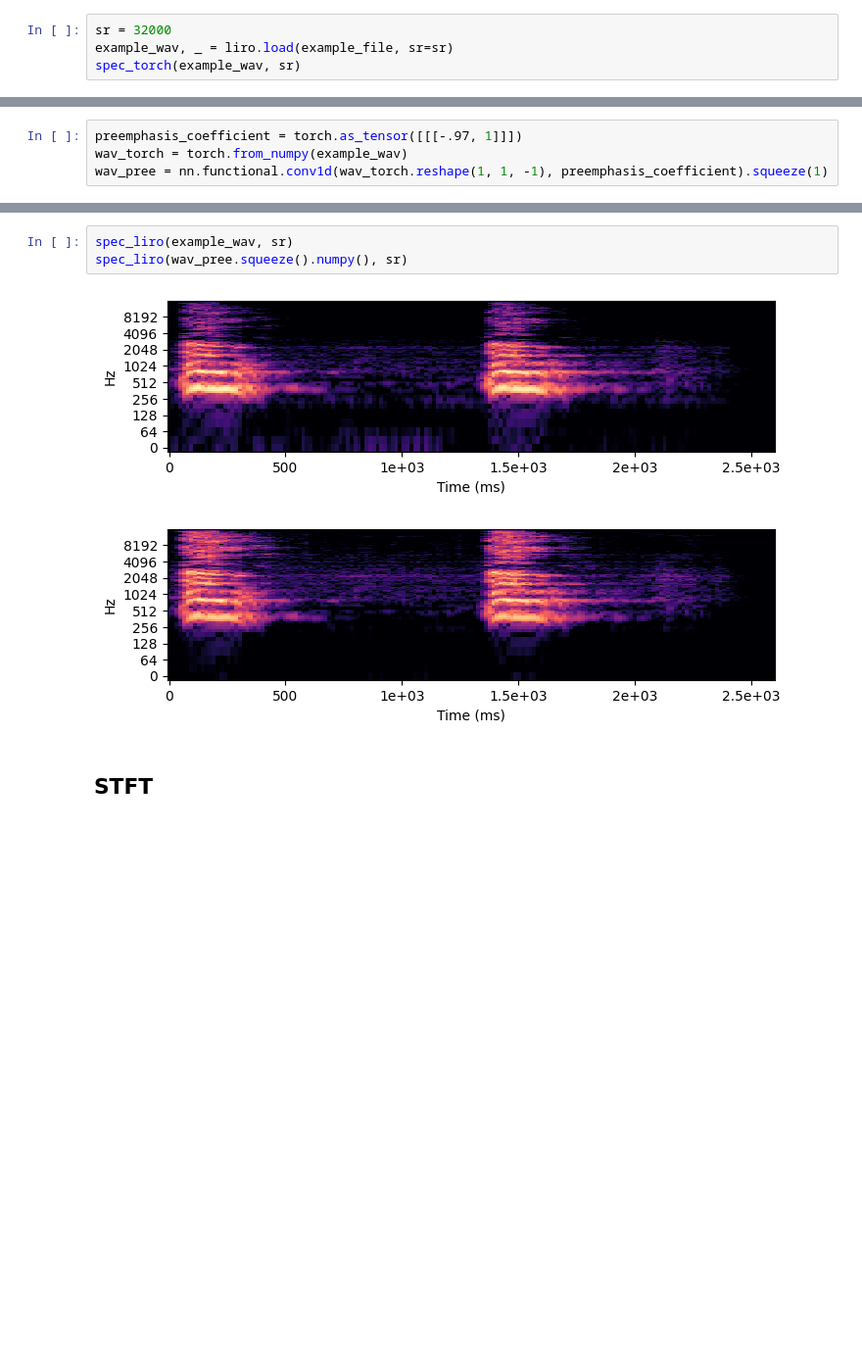
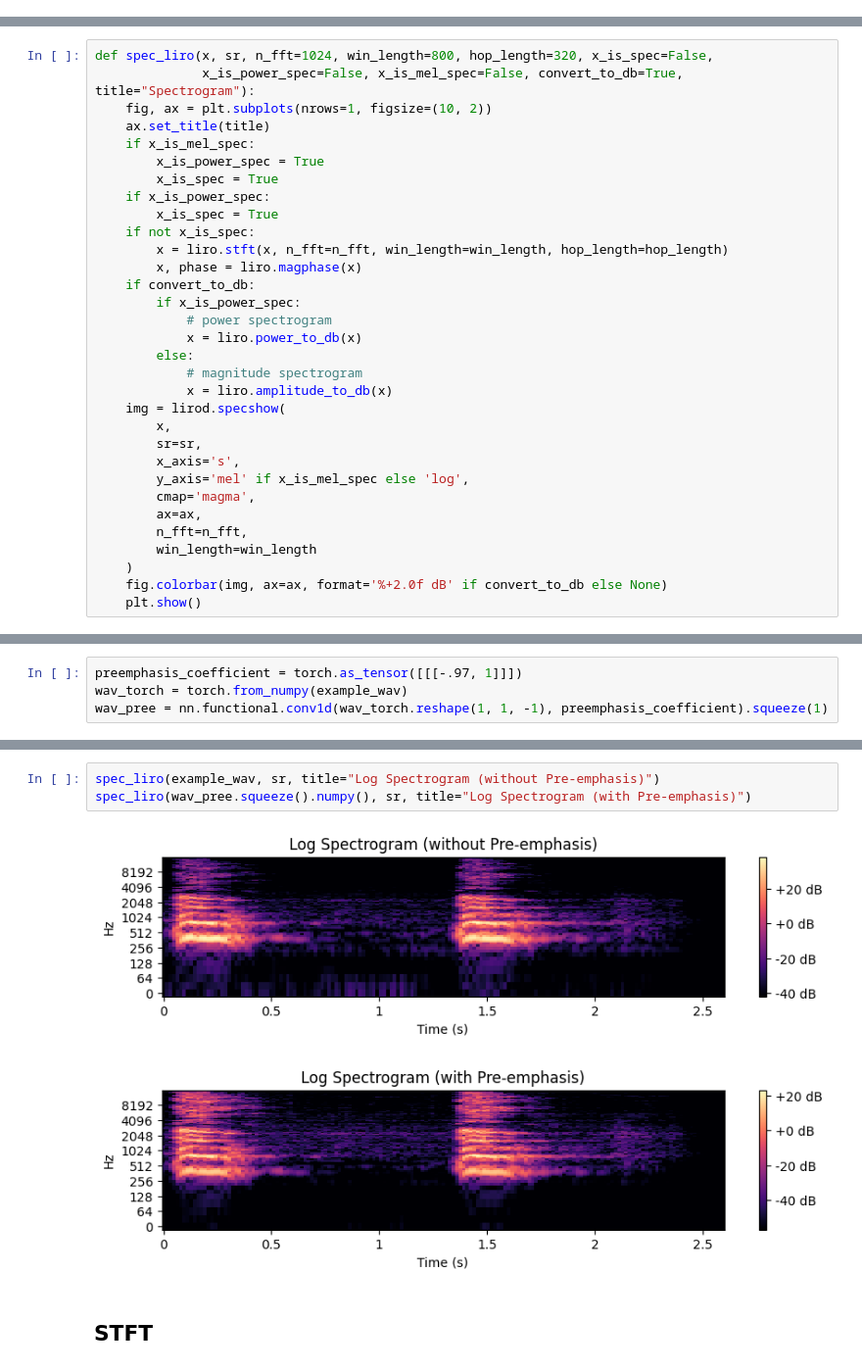
Before and after one commit to prompteus/audio-captioning, a Jupyter notebook: notebooks/slides.ipynb, the cells around one changed output, grey strips where cells are left out. Shown: that part at 98% size. Drawn from its saved outputs; the diff is of its cells as text; blank space fills up the shorter version.

```diff
--- a/notebooks/slides.ipynb
+++ b/notebooks/slides.ipynb
@@ -89,4 +23,0 @@ def spec_torch(x, sr, n_fft=1024, hop_length=320):
-# %%
-sr = 32000
-example_wav, _ = liro.load(example_file, sr=sr)
-spec_torch(example_wav, sr)
@@ -312,3 +273,35 @@ Output of the DFT are the values of the coefficients for the basis functions in
+# %%
+def spec_liro(x, sr, n_fft=1024, win_length=800, hop_length=320, x_is_spec=False,
+              x_is_power_spec=False, x_is_mel_spec=False, convert_to_db=True, title="Spectrogram"):
+    fig, ax = plt.subplots(nrows=1, figsize=(10, 2))
+    ax.set_title(title)
+    if x_is_mel_spec:
+        x_is_power_spec = True
+        x_is_spec = True
+    if x_is_power_spec:
+        x_is_spec = True
+    if not x_is_spec:
+        x = liro.stft(x, n_fft=n_fft, win_length=win_length, hop_length=hop_length)
+        x, phase = liro.magphase(x)
+    if convert_to_db:
+        if x_is_power_spec:
+            # power spectrogram
+            x = liro.power_to_db(x)
+        else:
+            # magnitude spectrogram
+            x = liro.amplitude_to_db(x)
+    img = lirod.specshow(
+        x,
+        sr=sr,
+        x_axis='s',
+        y_axis='mel' if x_is_mel_spec else 'log',
+        cmap='magma',
+        ax=ax,
+        n_fft=n_fft,
+        win_length=win_length
+    )
+    fig.colorbar(img, ax=ax, format='%+2.0f dB' if convert_to_db else None)
+    plt.show()
 # %% [markdown]
 ## Our Starting Point - a waveform
 
@@ -335,9 +330,9 @@ wav_plot(wav_pree.squeeze().numpy(), sr, listen=False)
 # %%
-spec_liro(example_wav, sr)
-spec_liro(wav_pree.squeeze().numpy(), sr)
+spec_liro(example_wav, sr, title="Log Spectrogram (without Pre-emphasis)")
+spec_liro(wav_pree.squeeze().numpy(), sr, title="Log Spectrogram (with Pre-emphasis)")
 # %% [output]
-[figure, old version]
+[figure, new version]
-[figure, old version]
+[figure, new version]
 # %% [markdown]
 ## STFT
 # %%
```
Also changed, not shown: parts of 50 cells of this notebook, 1 other file.
